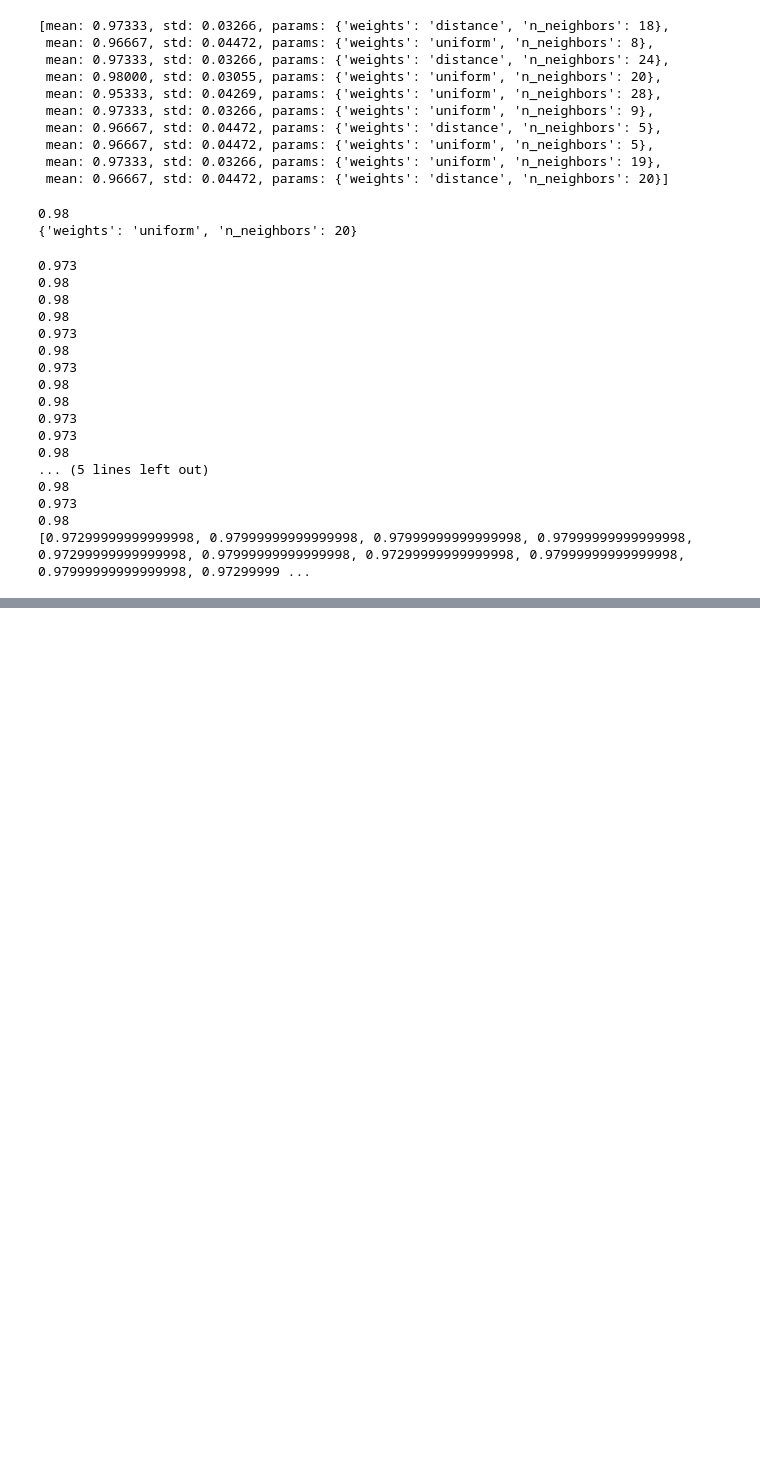
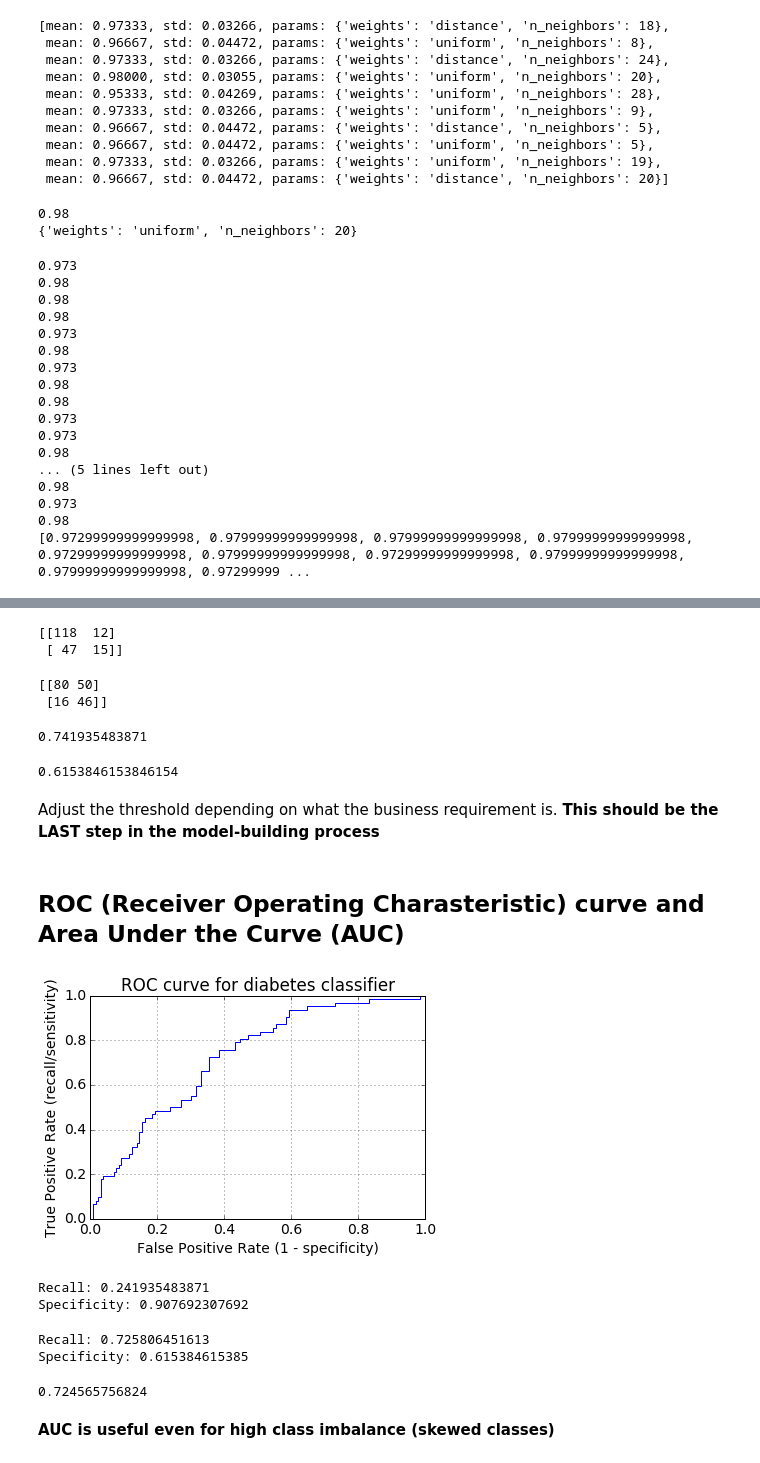
Before and after one commit to tsavko/data_school_tutorial, a Jupyter notebook: Iris Dataset.ipynb, the cells around one changed output, grey strips where cells are left out. Drawn from its saved outputs; the diff is of its cells as text; code cells hidden in the pictures; blank space fills up the shorter version.

```diff
--- a/Iris Dataset.ipynb
+++ b/Iris Dataset.ipynb
@@ -680,0 +891,35 @@ print(best_scores) # хз шозанах
+# %%
+print(confusion) # previous matrix with threshold=0.5
+# %% [output]
+[[118  12]
+ [ 47  15]]
+# %%
+print(confusion_matrix(y_test, y_pred_class))
+# %% [output]
+[[80 50]
+ [16 46]]
+# %%
+# recall increases from 0.24
+print(metrics.recall_score(y_test, y_pred_class))
+# %% [output]
+0.741935483871
+# %%
+# specificity decreases (predict negatives correctly) from 0.91
+print( 80 / float(80 + 50))
+# %% [output]
+0.6153846153846154
+# %% [markdown]
+Adjust the threshold depending on what the business requirement is. **This should be the LAST step in the model-building process**
+# %% [markdown]
+## ROC (Receiver Operating Charasteristic) curve and Area Under the Curve (AUC)
+# %%
+fpr, tpr, thresholds = metrics.roc_curve(y_test, y_pred_prob)
+plt.plot(fpr, tpr)
+plt.xlim(0., 1.)
+plt.ylim(0., 1.)
+plt.title('ROC curve for diabetes classifier')
+plt.xlabel('False Positive Rate (1 - specificity)')
+plt.ylabel('True Positive Rate (recall/sensitivity)')
+plt.grid(True)
+# %% [output]
+[figure, added]
@@ -680,0 +930,16 @@ print(best_scores) # хз шозанах
+# %%
+evalueate_threshold(0.5)
+# %% [output]
+Recall: 0.241935483871
+Specificity: 0.907692307692
+# %%
+evalueate_threshold(0.3)
+# %% [output]
+Recall: 0.725806451613
+Specificity: 0.615384615385
+# %%
+print(metrics.roc_auc_score(y_test, y_pred_prob))
+# %% [output]
+0.724565756824
+# %% [markdown]
+**AUC is useful even for high class imbalance (skewed classes)**
```
Also changed, not shown: parts of 42 cells of this notebook.
